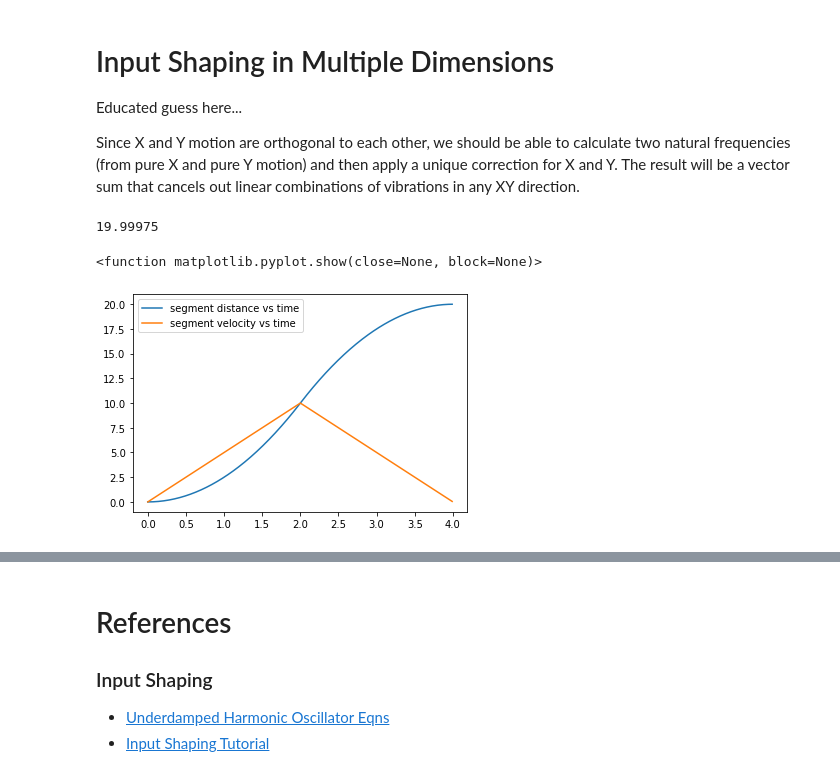
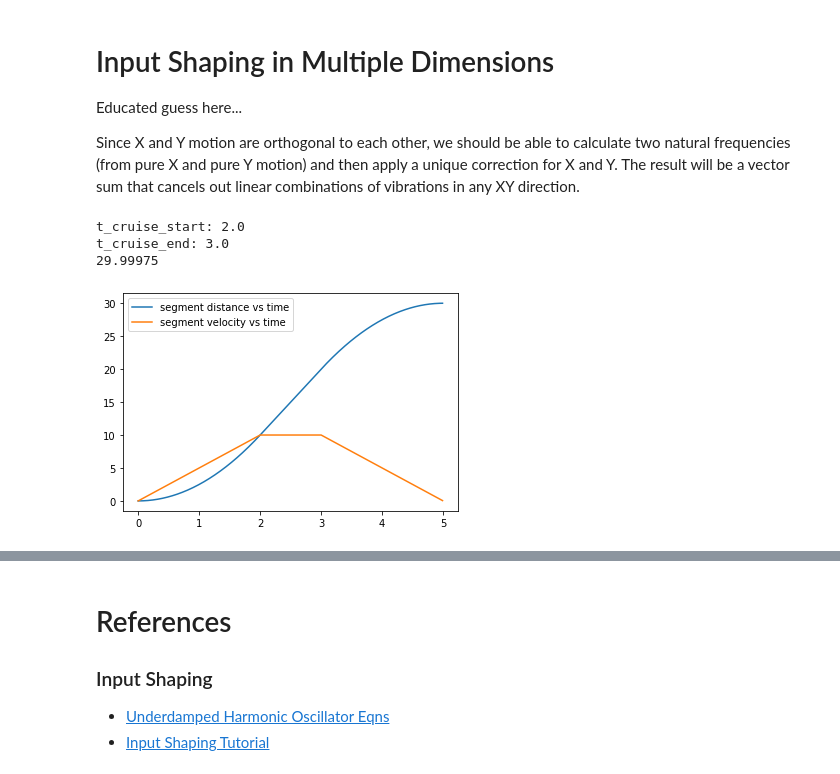
Before and after one commit to Poofjunior/input_shaping_notes, a Jupyter notebook: input_shaping_and_modifying_kinematics.ipynb, the cells around one changed output, grey strips where cells are left out. Drawn from its saved outputs; the diff is of its cells as text; code cells hidden in the pictures.

```diff
--- a/input_shaping_and_modifying_kinematics.ipynb
+++ b/input_shaping_and_modifying_kinematics.ipynb
@@ -461,16 +521,17 @@ class Move(object):
         assert a > 0, "Cannot set nominal acceleration to a negative value"
         cls.accel = a
 # %%
-my_move = Move(0, 0.0, (0.0, 0.0), (20, 0.0))
+my_move = Move(0, 0.0, (0.0, 0.0), (30, 0.0))
 time_series = np.arange(0, my_move.t_move_end, 0.01)
 dist_series = [my_move.get_position(t) for t in time_series]
 velocity_series = [my_move.get_velocity(t) for t in time_series]
 print(dist_series[-1])
 plt.plot(time_series, dist_series, label = "segment distance vs time")
 plt.plot(time_series, velocity_series, label = "segment velocity vs time")
 plt.legend()
-plt.show
+plt.show()
 # %% [output]
-19.99975
+t_cruise_start: 2.0
+t_cruise_end: 3.0
+29.99975
-<function matplotlib.pyplot.show(close=None, block=None)>
-[figure, old version]
+[figure, new version]
```
Also changed, not shown: parts of 3 cells of this notebook, 1 other file.
